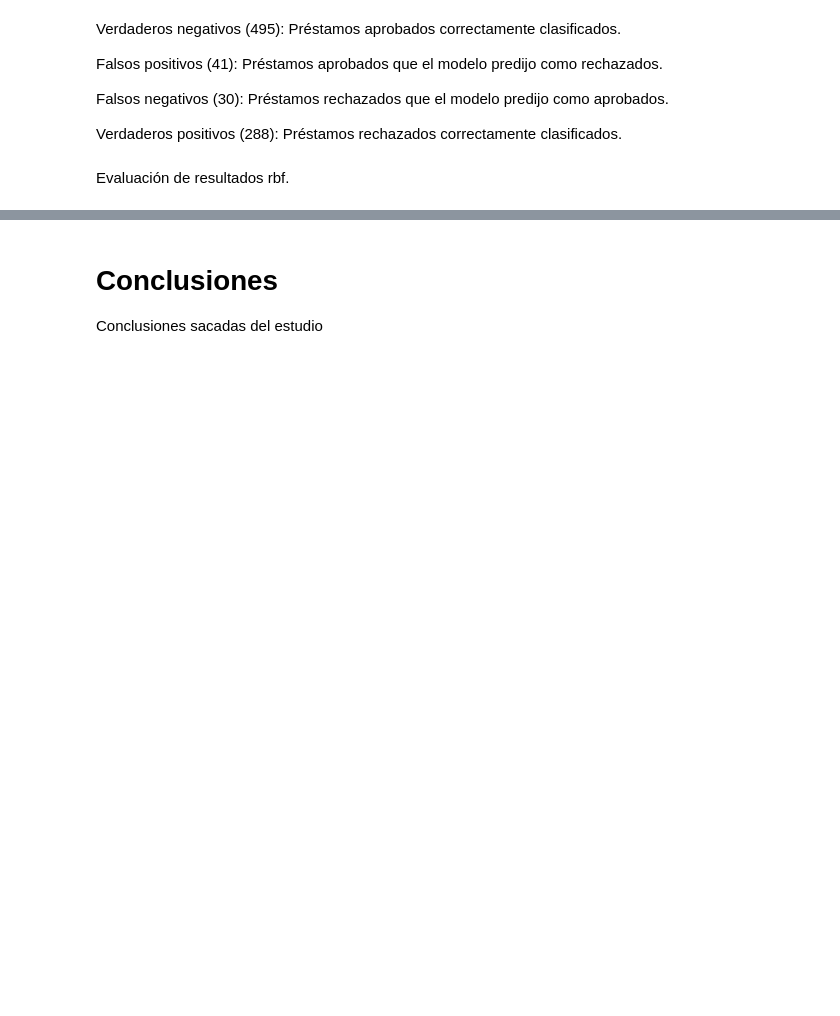
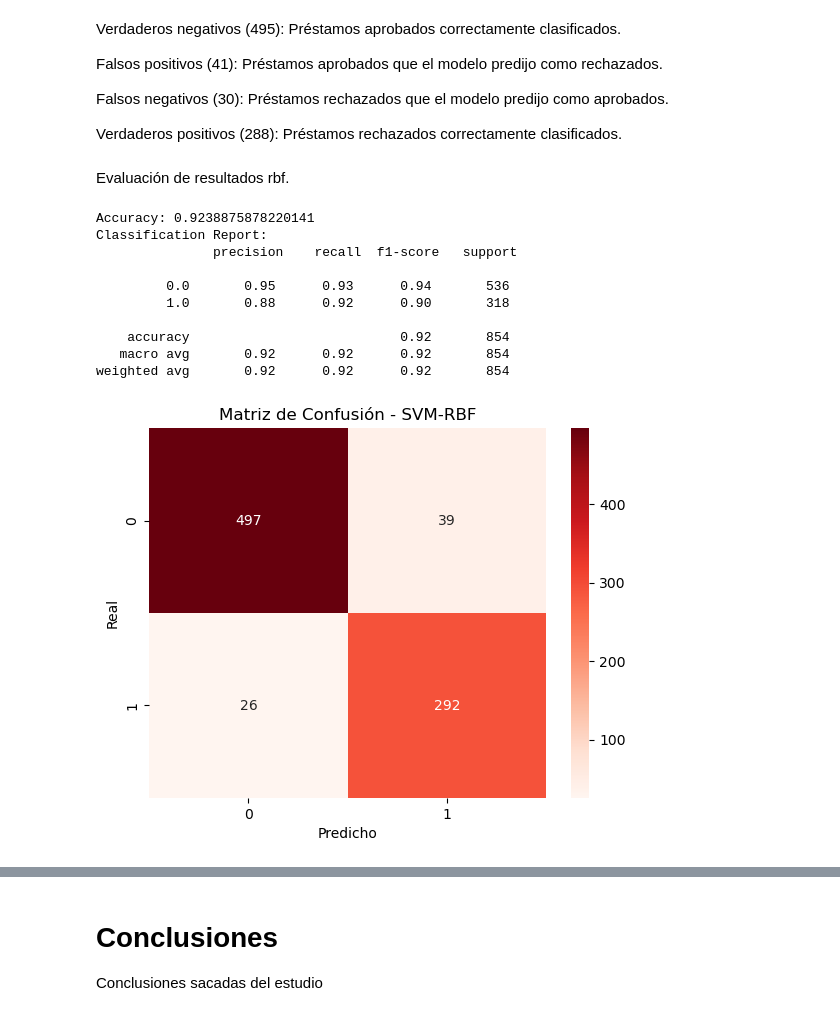
Before and after one commit to pagarc24/loan-approval-prediction, a Jupyter notebook: Notebook-PrediccionAprobadoPrestamo-Practica4-SVM.ipynb, the cells around one changed output, grey strips where cells are left out. Saved outputs shown, nothing was run; the diff lists cells and outputs as text; code cells hidden in the pictures; blank space fills up the shorter version.

```diff
--- a/Notebook-PrediccionAprobadoPrestamo-Practica4-SVM.ipynb
+++ b/Notebook-PrediccionAprobadoPrestamo-Practica4-SVM.ipynb
@@ -423,10 +469,22 @@ Evaluación de resultados rbf.
 # %%
 print("Accuracy:", accuracy_score(y_test, y_pred_rbf))
 print("Classification Report:\n", classification_report(y_test, y_pred_rbf))
 
 cm = confusion_matrix(y_test, y_pred_rbf)
-sns.heatmap(cm, annot=True, fmt='d', cmap='Blues')
-plt.title('Matriz de Confusión - SVM')
+sns.heatmap(cm, annot=True, fmt='d', cmap='Reds')
+plt.title('Matriz de Confusión - SVM-RBF')
 plt.xlabel('Predicho')
 plt.ylabel('Real')
 plt.show()
+# %% [output]
+Accuracy: 0.9238875878220141
+Classification Report:
+               precision    recall  f1-score   support
+
+         0.0       0.95      0.93      0.94       536
+         1.0       0.88      0.92      0.90       318
+
+    accuracy                           0.92       854
+   macro avg       0.92      0.92      0.92       854
+weighted avg       0.92      0.92      0.92       854
+[figure, added]
```
Also changed, not shown: parts of 10 cells of this notebook.
